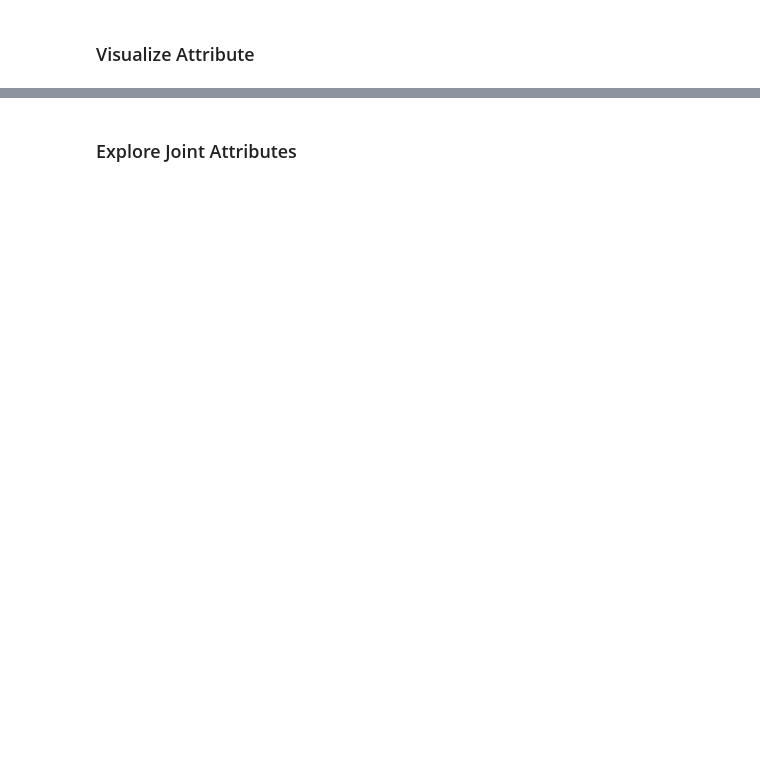
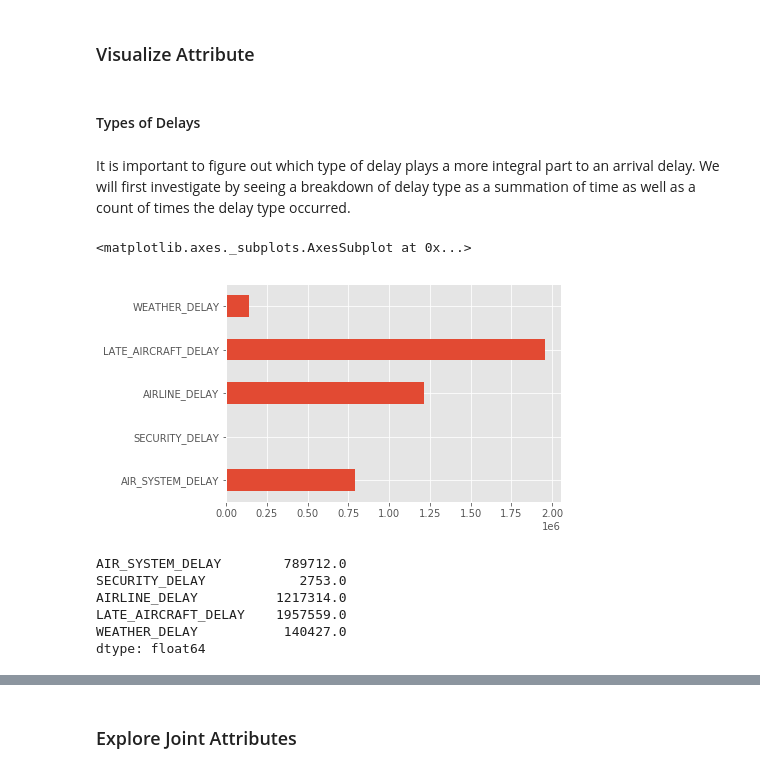
Before and after one commit to JackNelson/MSDS7331_Project1, a Jupyter notebook: Project1.ipynb, the cells around one changed output, grey strips where cells are left out. Cells and saved outputs as stored; diff of their text form; code cells hidden in the pictures; blank space fills up the shorter version.

```diff
--- a/Project1.ipynb
+++ b/Project1.ipynb
@@ -251,2 +261,25 @@ Far and away the shortest mean cause of delays was security, at 0.04 minutes. Pe
 # %% [markdown]
 ### Visualize Attribute
+# %% [markdown]
+#### Types of Delays
+# %% [markdown]
+It is important to figure out which type of delay plays a more integral part to an arrival delay.  We will first investigate by seeing a breakdown of delay type as a summation of time as well as a count of times the delay type occurred.
+# %%
+b = ['AIR_SYSTEM_DELAY','SECURITY_DELAY','AIRLINE_DELAY',
+    'LATE_AIRCRAFT_DELAY', 'WEATHER_DELAY']
+df2_aggr = df2[b].sum()
+
+plt.ticklabel_format(style='sci', axis='x', scilimits=(0,0))
+df2_aggr.plot(kind='barh')
+# %% [output]
+<matplotlib.axes._subplots.AxesSubplot at 0x...>
+[figure, added]
+# %%
+print(df2_aggr)
+# %% [output]
+AIR_SYSTEM_DELAY        789712.0
+SECURITY_DELAY            2753.0
+AIRLINE_DELAY          1217314.0
+LATE_AIRCRAFT_DELAY    1957559.0
+WEATHER_DELAY           140427.0
+dtype: float64
```
Also changed, not shown: parts of 23 cells of this notebook.
